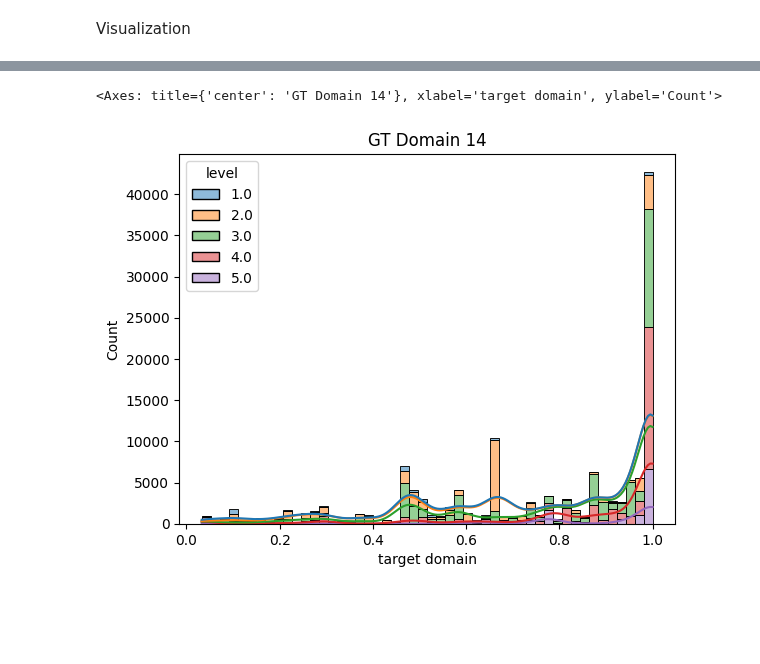
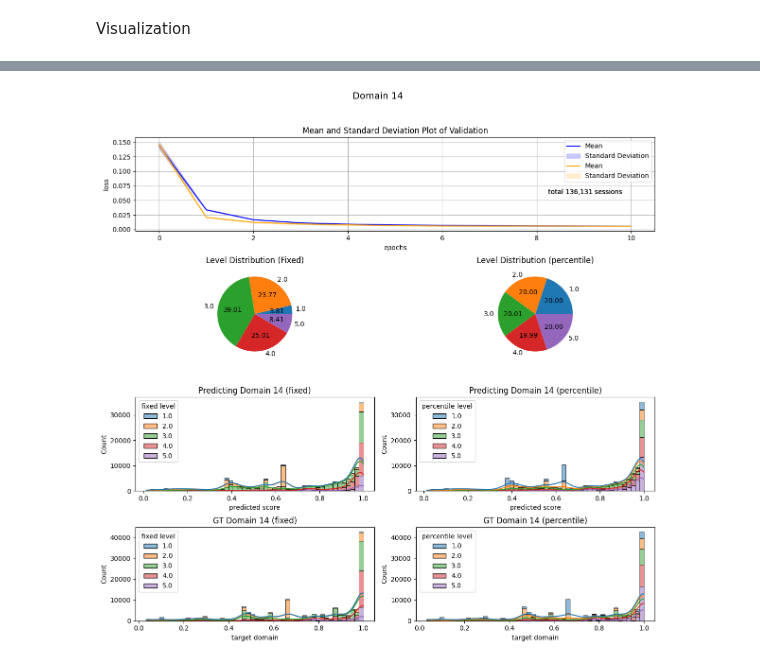
Before and after one commit to twchen88/ct_research, a Jupyter notebook: variance.ipynb, the cells around one changed output, grey strips where cells are left out. Saved outputs shown, nothing was run; the diff lists cells and outputs as text; code cells hidden in the pictures; blank space fills up the shorter version.

```diff
--- a/variance.ipynb
+++ b/variance.ipynb
@@ -25,6 +25,7 @@ def create_training_data(data : pd.DataFrame):
     scores = np.zeros((len(data), 14))
     i = 0
 
+    data = data.sort_values(by=["start_time_min"])
     for idx, row in data.iterrows():
         domains, domain_scores = process_row(row)
         for j in range(len(domains)):
@@ -258,15 +248,17 @@ def results_domain(target_domain : int, model_data=model_data, ground_truth=grou
     # create numpy array with training data (not including target) but maintain train val split order
     original = np.hstack((np.vstack((x_train, x_val)), np.vstack((y_train, y_val))))
     # find level for each session (row)
-    levels = np.vstack((np.array(level_assignment(x_train)).reshape(-1, 1), np.array(level_assignment(x_val)).reshape(-1, 1)))
+    levels_fixed = np.vstack((np.array(level_assignment(x_train, mode="fixed")).reshape(-1, 1), np.array(level_assignment(x_val, mode="fixed")).reshape(-1, 1)))
+    levels_percentile = np.vstack((np.array(level_assignment(x_train, mode="percentile")).reshape(-1, 1), np.array(level_assignment(x_val, mode="percentile")).reshape(-1, 1)))
     # work with predictions
     predictions = np.vstack((predictions_train.numpy(), predictions_val.numpy()))
     # hstack everything to create a big numpy array to convert into dataframe
-    data_with_levels = np.hstack((original, levels))
+    data_with_levels = np.hstack((original, levels_fixed))
+    data_with_levels = np.hstack((data_with_levels, levels_percentile))
     data_with_levels = np.hstack((data_with_levels, predictions))
 
     # create dataframe
-    column_names = ["non-target domain score %d" % i for i in range(1, 14)] + ["target domain", "level", "predicted score"]
+    column_names = ["non-target domain score %d" % i for i in range(1, 14)] + ["target domain", "fixed level", "percentile level", "predicted score"]
     df_with_levels = pd.DataFrame(data_with_levels, columns=column_names)
     return df_with_levels, training_loss, validation_loss
 # %% [markdown]
@@ -295,7 +274,38 @@ sns.histplot(data=results, x="predicted score", bins=50, kde=True, hue="level",
-# %%
-plt.figure()
-plt.title("GT Domain %d" % domain_n)
-sns.histplot(data=results, x="target domain", bins=50, kde=True, hue="level", palette = "tab10", multiple="stack")
-# %% [output]
-<Axes: title={'center': 'GT Domain 14'}, xlabel='target domain', ylabel='Count'>
-[figure, removed]
+# %%
+fig = plt.figure(figsize=(12, 12))
+
+plt.subplot(4, 1, 1)
+plot_mean_and_std(traing_loss, "blue", "Training")
+plot_mean_and_std(val_loss, "orange", "Validation")
+
+plt.subplot(4, 2, 3)
+results.groupby("fixed level").size().plot.pie(autopct="%.2f")
+plt.title("Level Distribution (Fixed)")
+plt.figtext(.8, .8, "total 136,131 sessions")
+
+plt.subplot(4, 2, 4)
+results.groupby("percentile level").size().plot.pie(autopct="%.2f")
+plt.title("Level Distribution (percentile)")
+plt.figtext(.8, .8, "total 136,131 sessions")
+
+plt.subplot(4, 2, 5)
+plt.title("Predicting Domain %d (fixed)" % domain_n)
+sns.histplot(data=results, x="predicted score", bins=50, kde=True, hue="fixed level", palette = "tab10", multiple="stack")
+
+plt.subplot(4, 2, 6)
+plt.title("Predicting Domain %d (percentile)" % domain_n)
+sns.histplot(data=results, x="predicted score", bins=50, kde=True, hue="percentile level", palette = "tab10", multiple="stack")
+
+plt.subplot(4, 2, 7)
+plt.title("GT Domain %d (fixed)" % domain_n)
+sns.histplot(data=results, x="target domain", bins=50, kde=True, hue="fixed level", palette = "tab10", multiple="stack")
+
+plt.subplot(4, 2, 8)
+plt.title("GT Domain %d (percentile)" % domain_n)
+sns.histplot(data=results, x="target domain", bins=50, kde=True, hue="percentile level", palette = "tab10", multiple="stack")
+
+fig.suptitle("Domain %d" % domain_n, size=14)
+fig.tight_layout()
+fig.subplots_adjust(top=0.90)
+# %% [output]
+[figure, added]
```
Also changed, not shown: parts of 7 cells of this notebook.
